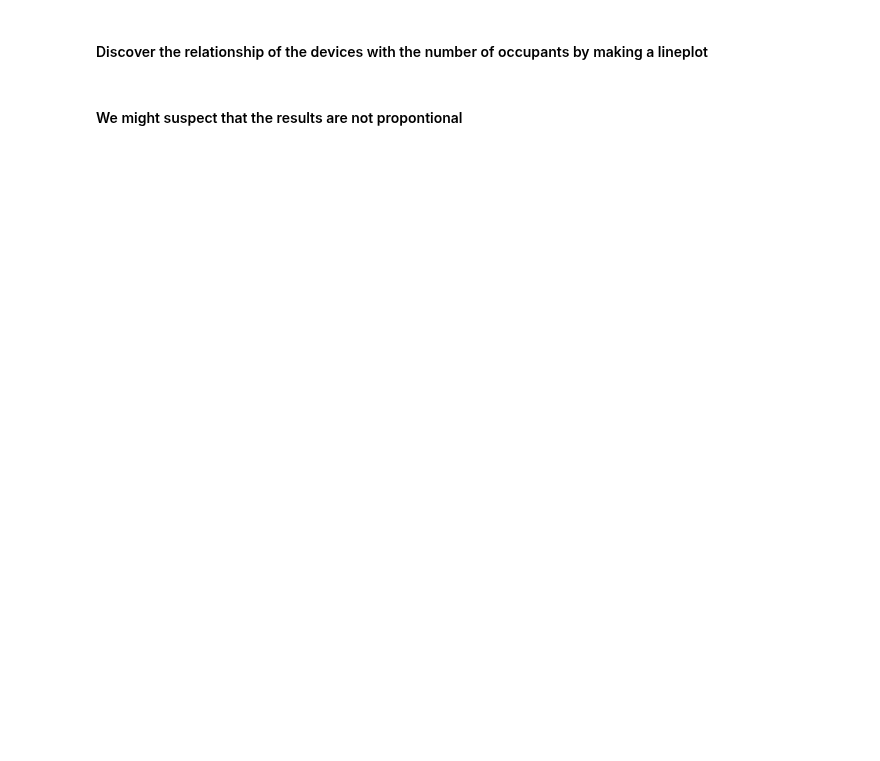
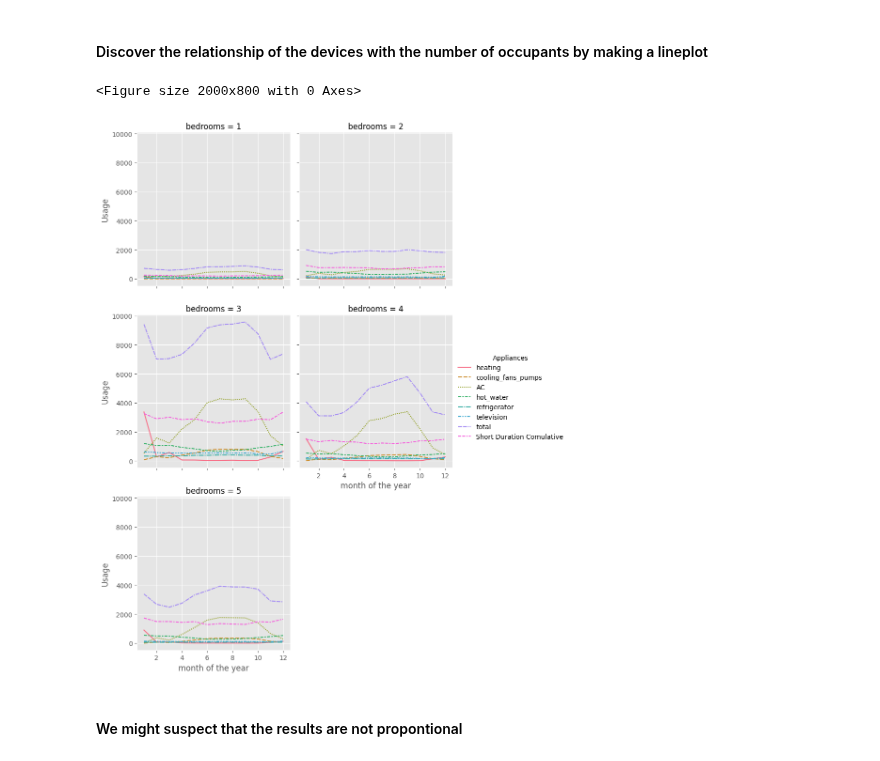
Before and after one commit to 1nuc/load-profile-decomposition, a Jupyter notebook: src/Customer_analysis/run.ipynb, the cells around one changed output. Cells and saved outputs as stored; diff of their text form; code cells hidden in the pictures; blank space fills up the shorter version.

```diff
--- a/src/Customer_analysis/run.ipynb
+++ b/src/Customer_analysis/run.ipynb
@@ -758,13 +761,16 @@ vis.lineplot(occup_df, 'occupants','out.electricity.total.energy_consumption..kw
 # %% [markdown]
 #### Discover the relationship of the devices with the number of occupants by making a lineplot
 # %%
-da=occup_df.group_by('month of the year','occupants').agg(
+da=rooms_df.group_by('month of the year','bedrooms').agg(
     cs.float().sum()).select(pl.col(*LONG_DURATION).name.replace('^out.electricity.|.energy_consumption..kwh$','')
                              , 'Short Duration Comulative',
-                                'month of the year','occupants').unpivot(
-    cs.float(), index=['month of the year','occupants'], variable_name='Appliances', value_name='Usage')
+                                'month of the year','bedrooms').unpivot(
+    cs.float(), index=['month of the year','bedrooms'], variable_name='Appliances', value_name='Usage')
 
-vis.replot_zone(da, 'month of the year','Usage','Appliances', 'occupants')
+vis.replot_zone(da, 'month of the year','Usage','Appliances', 'bedrooms')
+# %% [output]
+<Figure size 2000x800 with 0 Axes>
+[figure, added]
 # %% [markdown]
 #### We might suspect that the results are not propontional
 # %%
```
Also changed, not shown: parts of 17 cells of this notebook.
